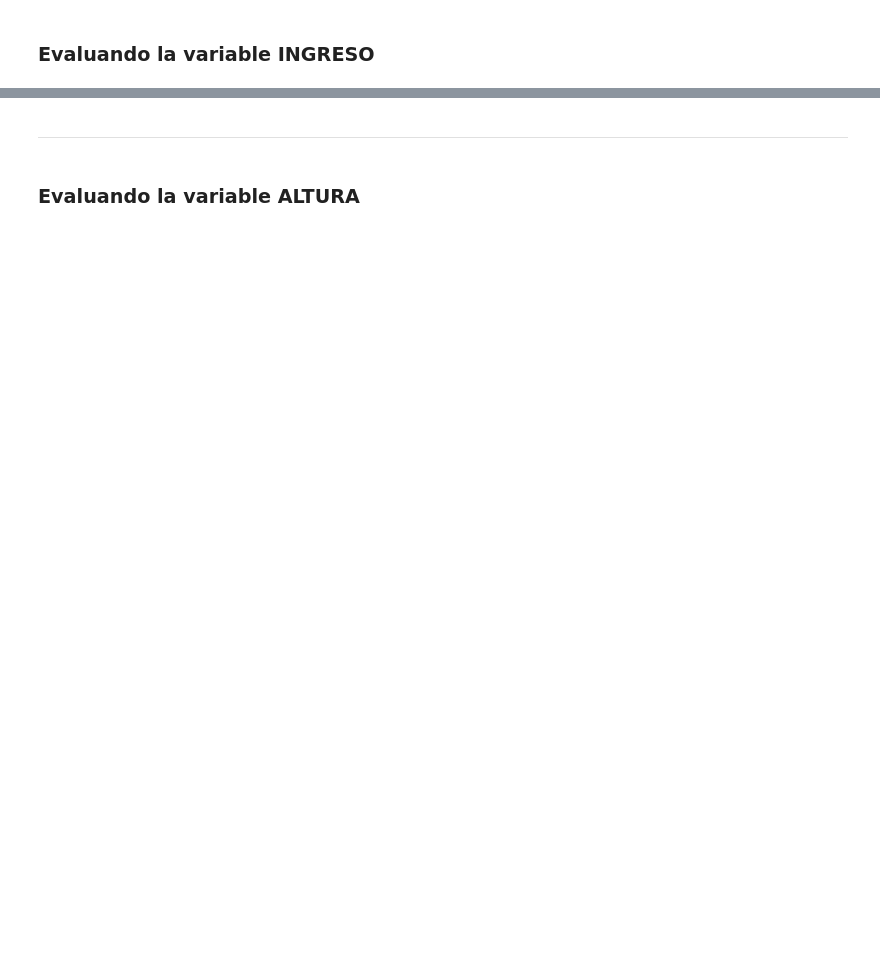
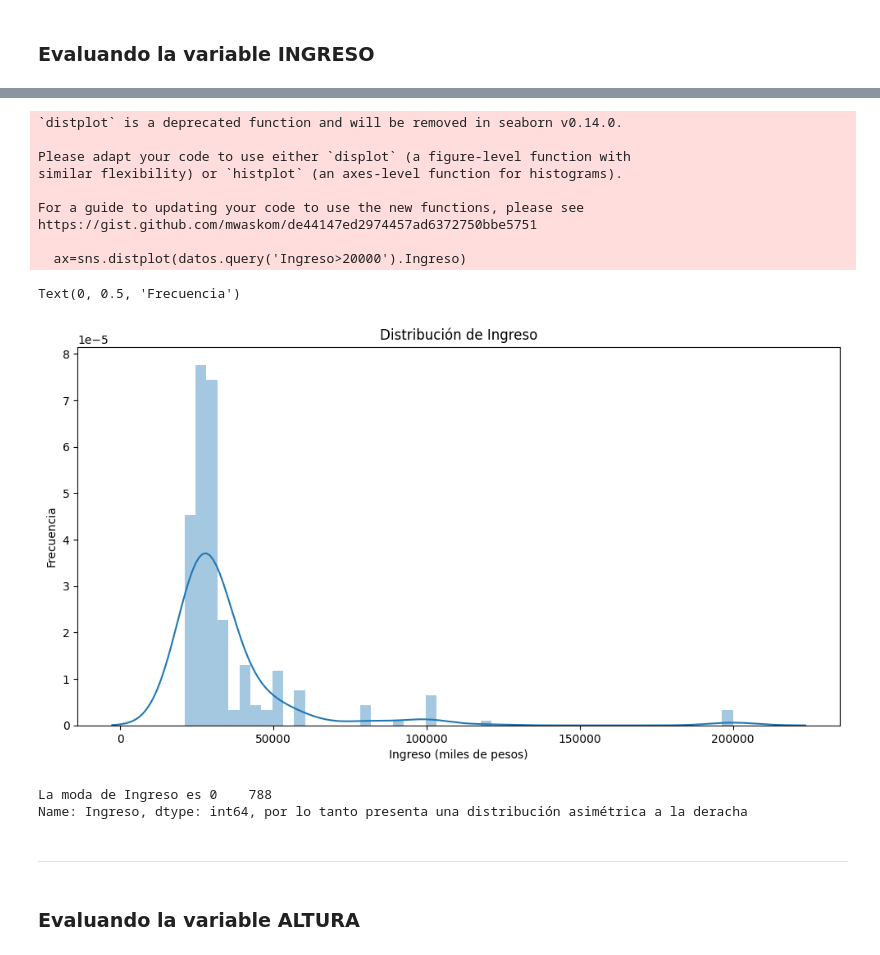
Before and after one commit to Hutch03/Portafolio, a Jupyter notebook: python-ciencia-datos/Estadística/Estadística_con_Python_1.ipynb, the cells around one changed output, grey strips where cells are left out. Cells and saved outputs as stored; diff of their text form; code cells hidden in the pictures; blank space fills up the shorter version.

```diff
--- a/python-ciencia-datos/Estadística/Estadística_con_Python_1.ipynb
+++ b/python-ciencia-datos/Estadística/Estadística_con_Python_1.ipynb
@@ -656,3 +675,29 @@ dtype: float64
+# %%
+#Ingresos menor a 20,000
+ax=sns.distplot(datos.query('Ingreso>20000').Ingreso)
+ax.figure.set_size_inches(12,6)
+ax.set_title('Distribución de Ingreso')
+ax.set_xlabel('Ingreso (miles de pesos)')
+ax.set_ylabel('Frecuencia')
+# %% [output]
+`distplot` is a deprecated function and will be removed in seaborn v0.14.0.
+
+Please adapt your code to use either `displot` (a figure-level function with
+similar flexibility) or `histplot` (an axes-level function for histograms).
+
+For a guide to updating your code to use the new functions, please see
+https://gist.github.com/mwaskom/de44147ed2974457ad6372750bbe5751
+
+  ax=sns.distplot(datos.query('Ingreso>20000').Ingreso)
+Text(0, 0.5, 'Frecuencia')
+[figure, added]
+# %%
+#Validación de distribución
+moda_ingreso=datos.Ingreso.mode()
+print(f'La moda de Ingreso es {moda_ingreso}, por lo tanto presenta una distribución asimétrica a la deracha')
+# %% [output]
+La moda de Ingreso es 0    788
+Name: Ingreso, dtype: int64, por lo tanto presenta una distribución asimétrica a la deracha
 # %% [markdown]
 ***
 # %% [markdown]
```
Also changed, not shown: parts of 17 cells of this notebook.
